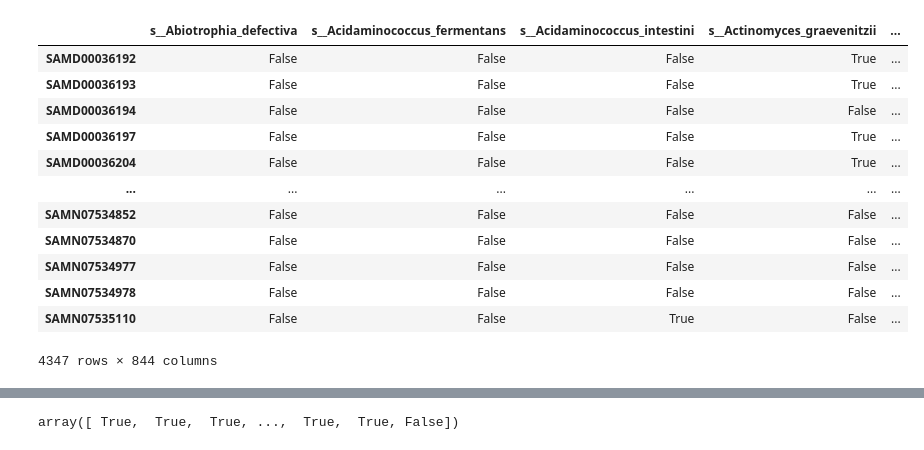
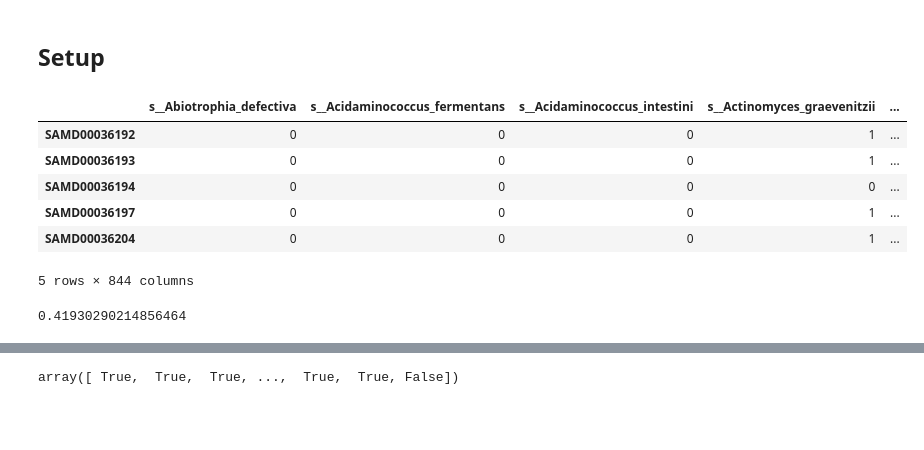
Before and after one commit to danielchang2002/GMHI2-Scratchpad, a Jupyter notebook: src/GMHI++.ipynb, the cells around one changed output, grey strips where cells are left out. Saved outputs shown, nothing was run; the diff lists cells and outputs as text; code cells hidden in the pictures; blank space fills up the shorter version.

```diff
--- a/src/GMHI++.ipynb
+++ b/src/GMHI++.ipynb
@@ -1,28 +1,26 @@
+# %% [markdown]
+## Setup
 # %%
 import pandas as pd
 data_dir = "../data/"
 output_dir = "../output/"
 # %%
 thresh = 0.00001 # 1e-5
-species = pd.read_csv("../data/taxonomy.csv", index_col = 0).T
-pathways = pd.read_csv("../data/pathways.csv", index_col = 0).T
-X = pd.concat([species, pathways], axis = 1)
-# X = species
-X_old = X.copy()
-X = X > thresh
-X
+species = pd.read_csv(data_dir + "taxonomy.csv", index_col = 0).T
+pathways = pd.read_csv(data_dir + "pathways.csv", index_col = 0).T
+X = (pd.concat([species, pathways], axis = 1) > thresh) * 1
+X.head()
 # %% [output]
 |  | s__Abiotrophia_defectiva | s__Acidaminococcus_fermentans | s__Acidaminococcus_intestini | s__Actinomyces_graevenitzii | ... |
-| SAMD00036192 | False | False | False | True | ... |
-| SAMD00036193 | False | False | False | True | ... |
-| SAMD00036194 | False | False | False | False | ... |
-| SAMD00036197 | False | False | False | True | ... |
-| SAMD00036204 | False | False | False | True | ... |
-| ... | ... | ... | ... | ... | ... |
-| SAMN07534852 | False | False | False | False | ... |
-| SAMN07534870 | False | False | False | False | ... |
-| SAMN07534977 | False | False | False | False | ... |
-| SAMN07534978 | False | False | False | False | ... |
-| SAMN07535110 | False | False | True | False | ... |
+| SAMD00036192 | 0 | 0 | 0 | 1 | ... |
+| SAMD00036193 | 0 | 0 | 0 | 1 | ... |
+| SAMD00036194 | 0 | 0 | 0 | 0 | ... |
+| SAMD00036197 | 0 | 0 | 0 | 1 | ... |
+| SAMD00036204 | 0 | 0 | 0 | 1 | ... |
-4347 rows × 844 columns
+5 rows × 844 columns
+# %%
+# How sparse is X?
+X.sum().sum() / (X.shape[0] * X.shape[1])
+# %% [output]
+0.41930290214856464
 # %%
```
Also changed, not shown: parts of 36 cells of this notebook, 2 other files.
